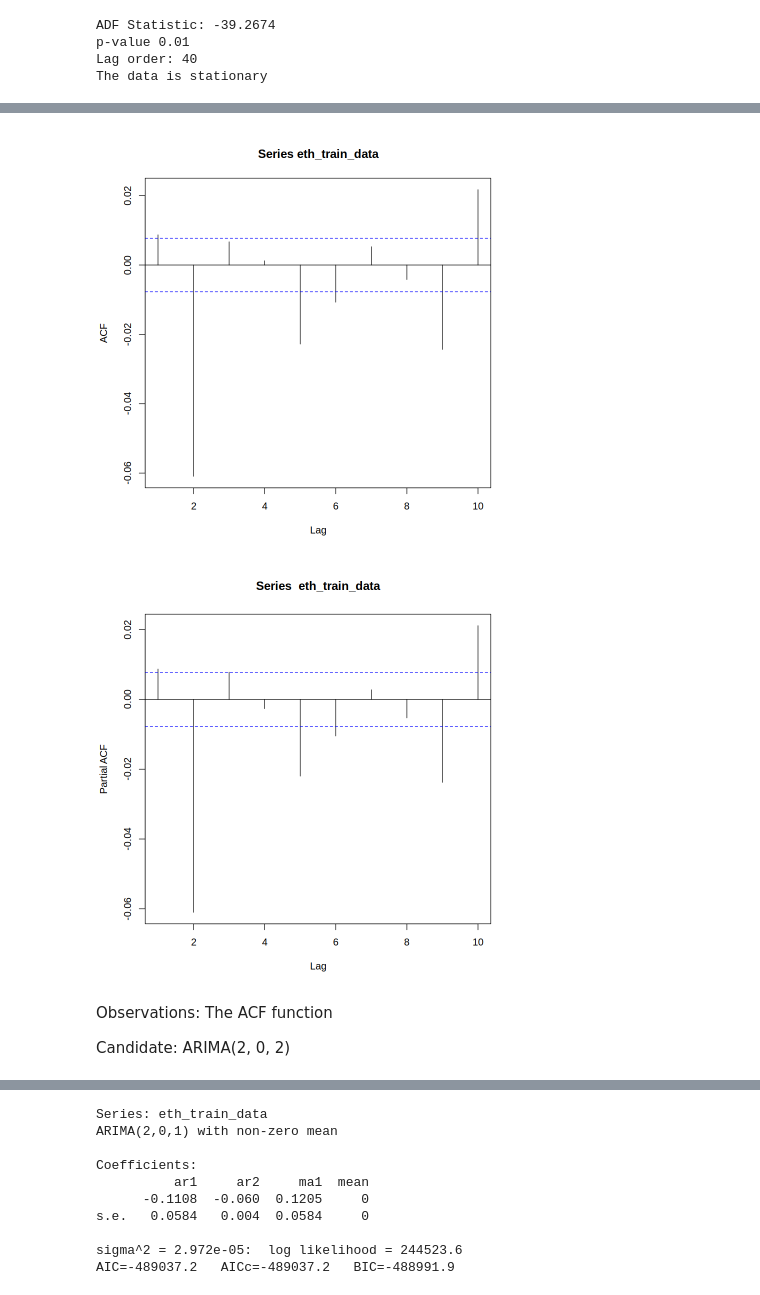
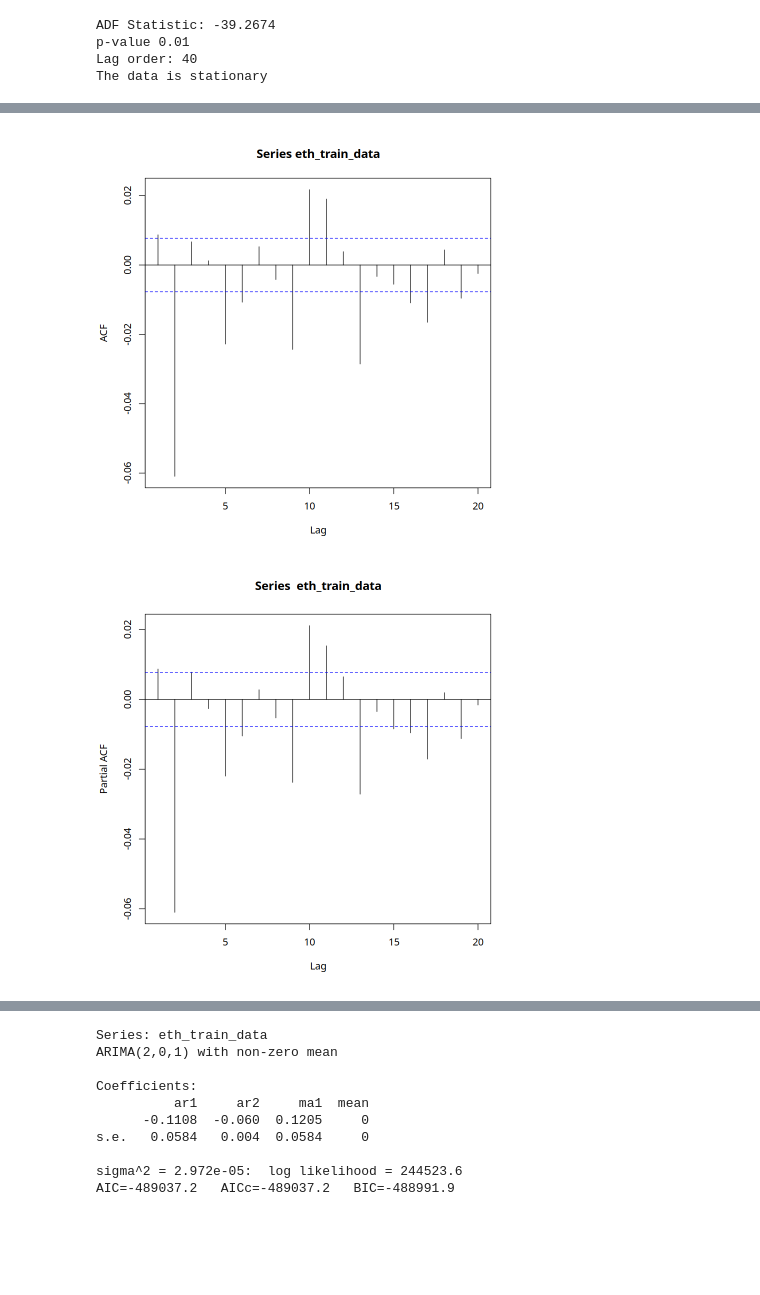
Before and after one commit to Djalal-H/TSA, a Jupyter notebook: main.ipynb, the cells around one changed output, grey strips where cells are left out. Cells and saved outputs as stored; diff of their text form; code cells hidden in the pictures; blank space fills up the shorter version.

```diff
--- a/main.ipynb
+++ b/main.ipynb
@@ -56,7 +58,7 @@ For the purpose of the analysis, we would like to focus on __Close Price__ so th
 # %%
 # Keep only close price and timestamp columns and convert it to time series object
 eth_data <- data[, c("dateTime", "close")]
-eth_data$dateTime <- strptime(eth_data$dateTime, "%Y-%m-%d %H:%M:%S")
+dateTime <- strptime(eth_data$dateTime, "%Y-%m-%d %H:%M:%S")
 eth_data <- ts(eth_data$close, start = c(2021, 1), frequency = 96)
 head(eth_data)
 # %% [output]
@@ -180,12 +216,8 @@ To begin with, let's check the ACF and PACF functions
 # %%
-acf(eth_train_data, lag.max = 10)
+acf(eth_train_data, lag.max = 20)
 # %% [output]
-[figure, old version]
+[figure, new version]
 # %%
-pacf(eth_train_data, lag.max = 10)
+pacf(eth_train_data, lag.max = 20)
 # %% [output]
-[figure, old version]
+[figure, new version]
-# %% [markdown]
-Observations: The ACF function
-
-Candidate: ARIMA(2, 0, 2)
```
Also changed, not shown: parts of 45 cells of this notebook.
